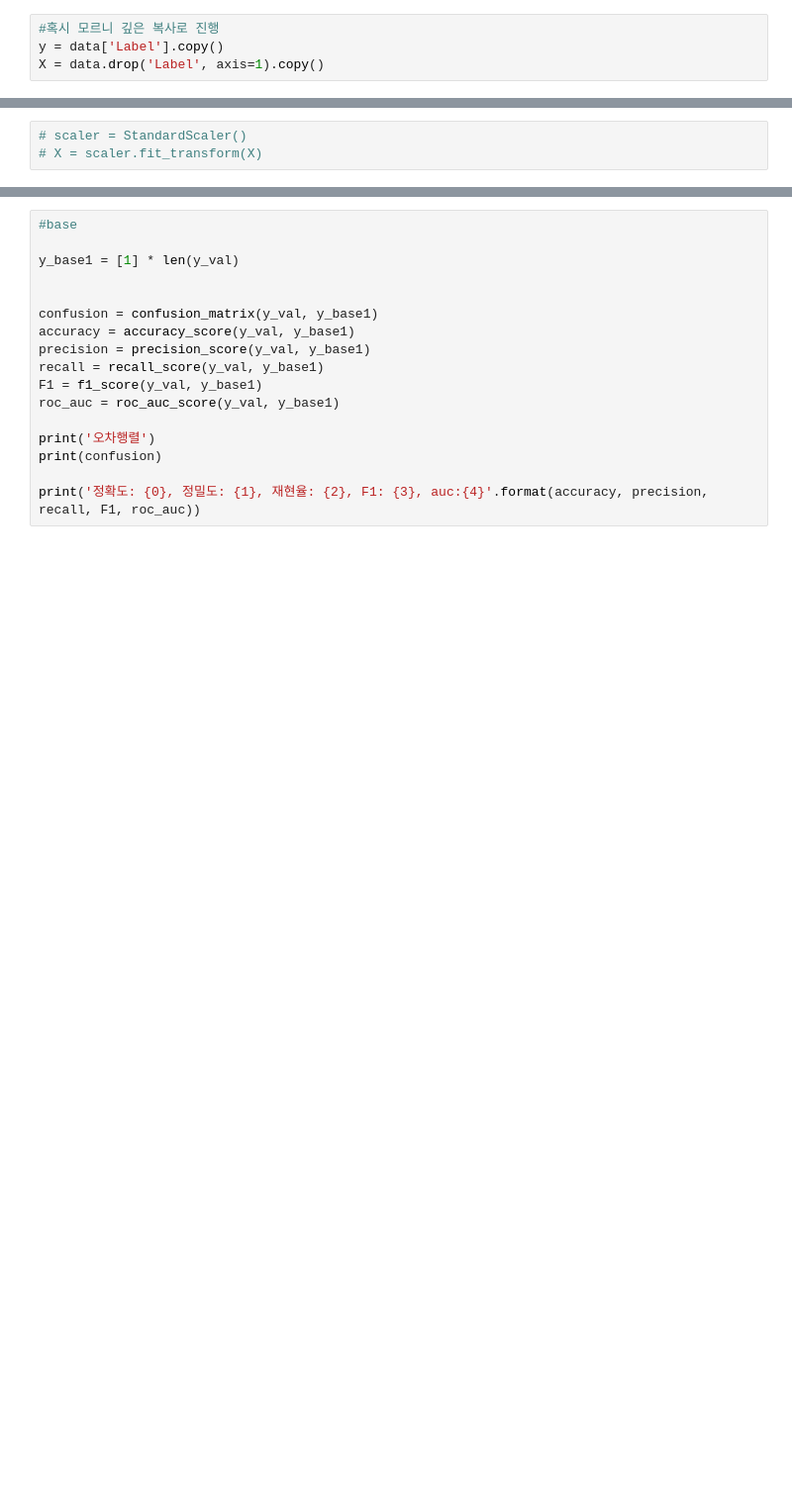
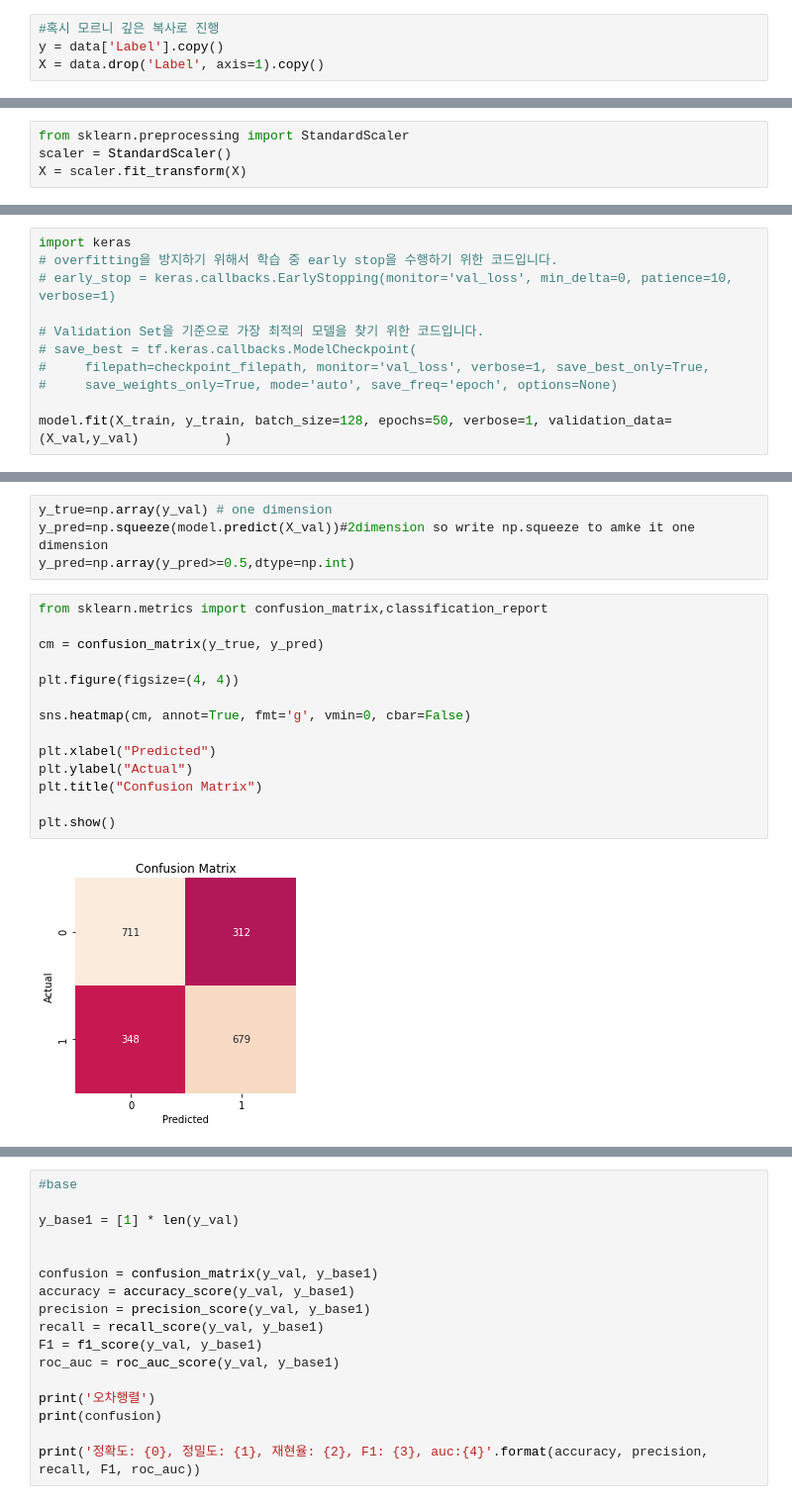
Before and after one commit to sanha-hwang/EEG_project, a Jupyter notebook: Project_EEG_DL.ipynb, the cells around one changed output, grey strips where cells are left out. Shown at 99% size. Cells and saved outputs as stored; diff of their text form; blank space fills up the shorter version.

Commit message:
7. 간단한 DL model 구성

```diff
--- a/Project_EEG_DL.ipynb
+++ b/Project_EEG_DL.ipynb
@@ -148,3 +130,4 @@ def eval(test, pred= None, proba=None):
 # %%
-# scaler = StandardScaler()
-# X = scaler.fit_transform(X)
+from sklearn.preprocessing import StandardScaler
+scaler = StandardScaler()
+X = scaler.fit_transform(X)
@@ -157,0 +190,11 @@ X_train, X_val, y_train, y_val = train_test_split(X_train, y_train, test_size=0.
+# %%
+import keras
+# overfitting을 방지하기 위해서 학습 중 early stop을 수행하기 위한 코드입니다.
+# early_stop = keras.callbacks.EarlyStopping(monitor='val_loss', min_delta=0, patience=10, verbose=1)
+
+# Validation Set을 기준으로 가장 최적의 모델을 찾기 위한 코드입니다.
+# save_best = tf.keras.callbacks.ModelCheckpoint(
+#     filepath=checkpoint_filepath, monitor='val_loss', verbose=1, save_best_only=True,
+#     save_weights_only=True, mode='auto', save_freq='epoch', options=None)
+
+model.fit(X_train, y_train, batch_size=128, epochs=50, verbose=1, validation_data=(X_val,y_val)           )
@@ -157,0 +220,20 @@ X_train, X_val, y_train, y_val = train_test_split(X_train, y_train, test_size=0.
+# %%
+y_true=np.array(y_val) # one dimension
+y_pred=np.squeeze(model.predict(X_val))#2dimension so write np.squeeze to amke it one dimension
+y_pred=np.array(y_pred>=0.5,dtype=np.int)
+# %%
+from sklearn.metrics import confusion_matrix,classification_report
+
+cm = confusion_matrix(y_true, y_pred)
+
+plt.figure(figsize=(4, 4))
+
+sns.heatmap(cm, annot=True, fmt='g', vmin=0, cbar=False)
+
+plt.xlabel("Predicted")
+plt.ylabel("Actual")
+plt.title("Confusion Matrix")
+
+plt.show()
+# %% [output]
+[figure, added]
```
Also changed, not shown: parts of 10 cells of this notebook.
